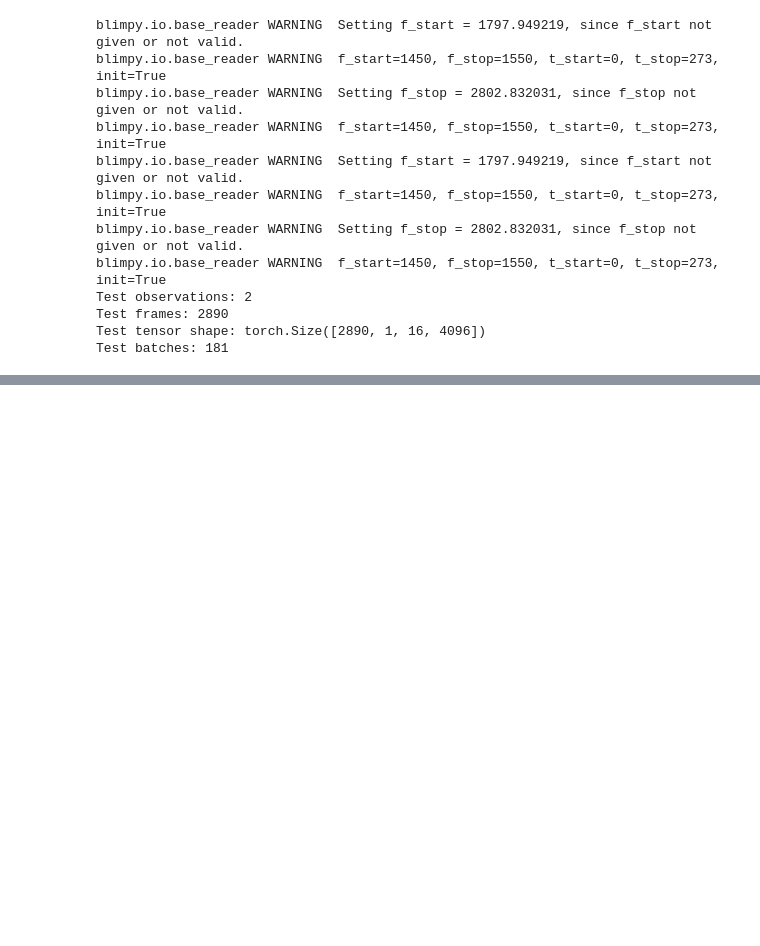
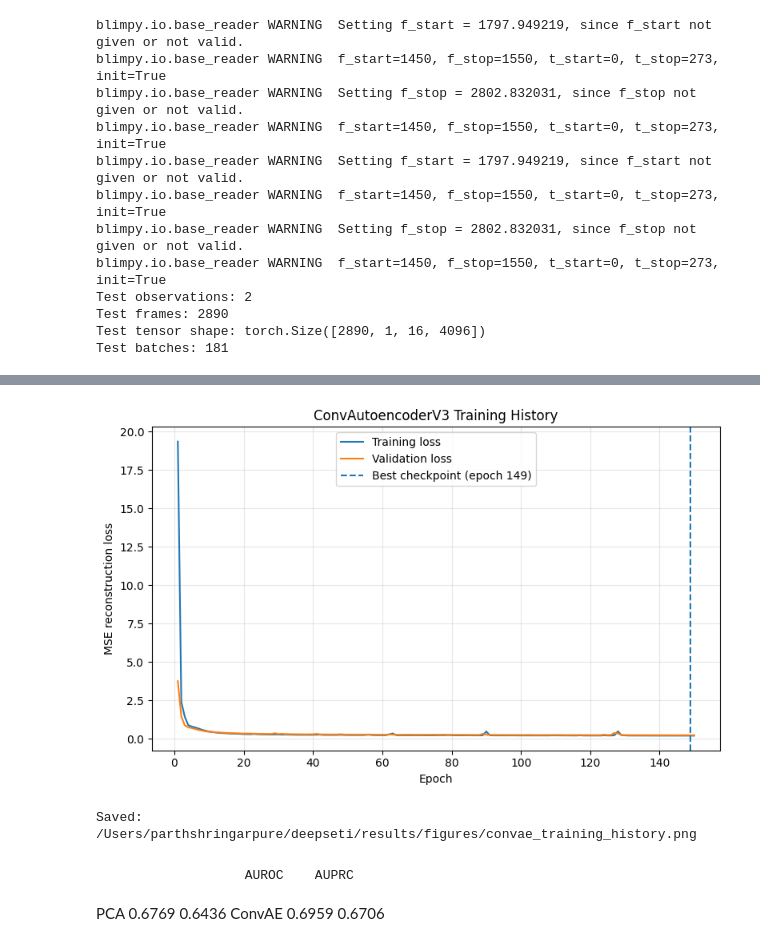
Before and after one commit to ParthShringarpure09/deepseti, a Jupyter notebook: notebooks/06_conv_autoencoder.ipynb, the cells around one changed output, grey strips where cells are left out. Saved outputs shown, nothing was run; the diff lists cells and outputs as text; code cells hidden in the pictures; blank space fills up the shorter version.

```diff
--- a/notebooks/06_conv_autoencoder.ipynb
+++ b/notebooks/06_conv_autoencoder.ipynb
@@ -1744,15 +1931,0 @@ val_losses: missing
-# %%
-from pathlib import Path
-
-PROJECT_ROOT = Path.cwd().parent
-
-checkpoint_files = (
-    list(PROJECT_ROOT.rglob("*.pt"))
-    + list(PROJECT_ROOT.rglob("*.pth"))
-    + list(PROJECT_ROOT.rglob("*.ckpt"))
-)
-
-print("Checkpoint files found:", len(checkpoint_files))
-
-for path in checkpoint_files:
-    print(path.relative_to(PROJECT_ROOT))
@@ -1763,0 +2100,49 @@ Checkpoint files found: 3
+# %%
+figure_path = (
+    FIGURE_DIR
+    / "convae_training_history.png"
+)
+
+plt.figure(figsize=(8, 5))
+
+plt.plot(
+    epochs,
+    train_losses_v3,
+    label="Training loss",
+)
+
+plt.plot(
+    epochs,
+    val_losses_v3,
+    label="Validation loss",
+)
+
+plt.axvline(
+    149,
+    linestyle="--",
+    label="Best checkpoint (epoch 149)",
+)
+
+plt.xlabel("Epoch")
+plt.ylabel("MSE reconstruction loss")
+plt.title("ConvAutoencoderV3 Training History")
+plt.legend()
+plt.grid(alpha=0.3)
+plt.tight_layout()
+
+plt.savefig(
+    figure_path,
+    dpi=300,
+    bbox_inches="tight",
+)
+
+plt.show()
+
+print("Saved:", figure_path)
+# %% [output]
+[figure, added]
+Saved: /Users/parthshringarpure/deepseti/results/figures/convae_training_history.png
+# %% [markdown]
+                     AUROC    AUPRC
+PCA                  0.6769   0.6436
+ConvAE               0.6959   0.6706
```
Also changed, not shown: parts of 22 cells of this notebook, 1 other file.
